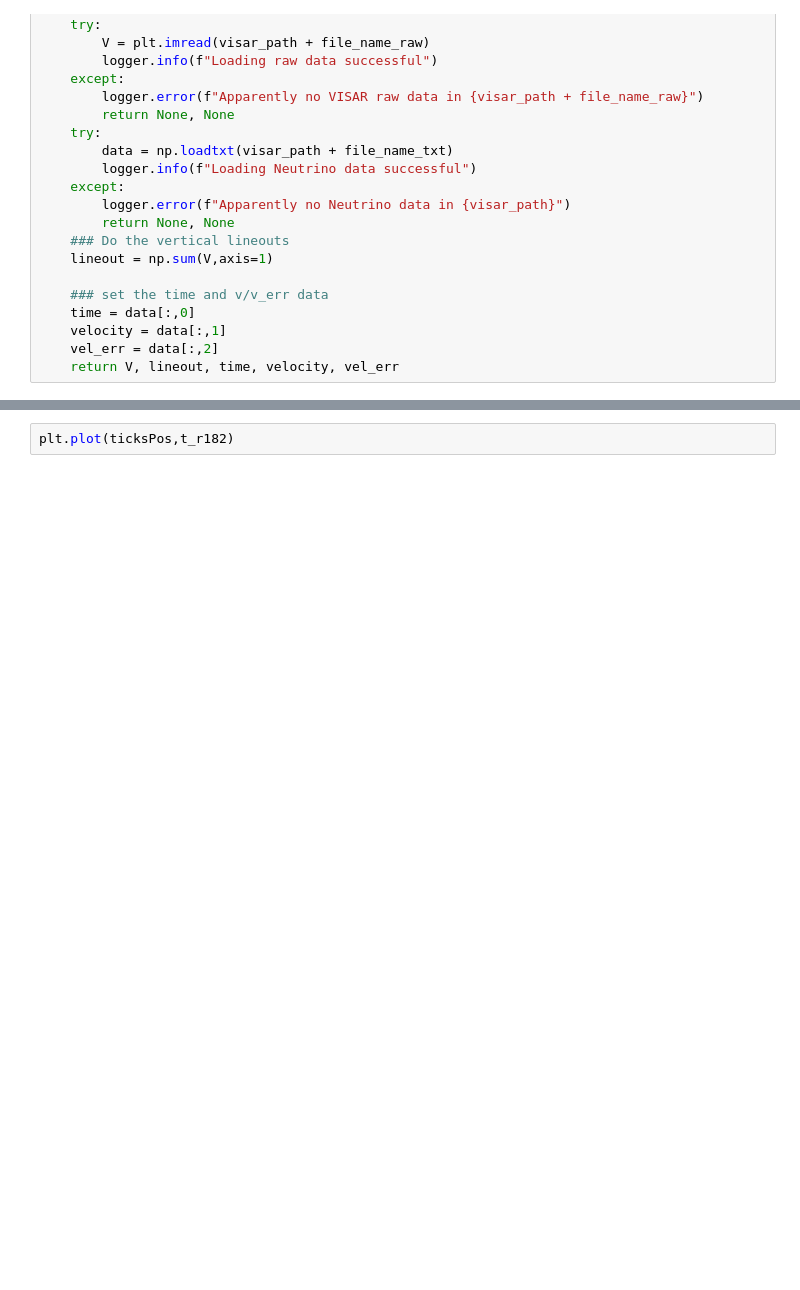
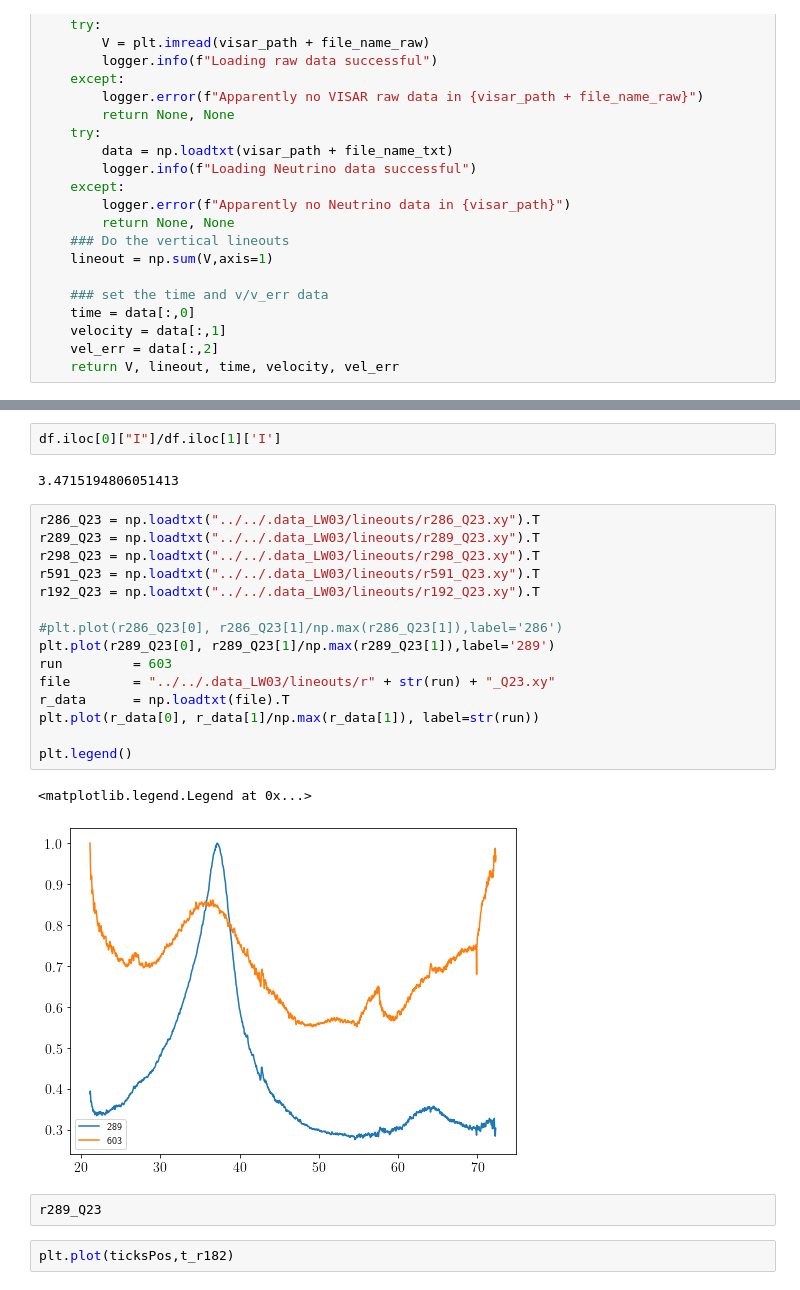
Before and after one commit to HeuserB/PhD_Thesis, a Jupyter notebook: notebooks/diamond_formation_LW03/diamond_formation.ipynb, the cells around one changed output, grey strips where cells are left out. Drawn from its saved outputs; the diff is of its cells as text; blank space fills up the shorter version.

```diff
--- a/notebooks/diamond_formation_LW03/diamond_formation.ipynb
+++ b/notebooks/diamond_formation_LW03/diamond_formation.ipynb
@@ -437,3 +536,27 @@ tMax
+# %%
+df.iloc[0]["I"]/df.iloc[1]['I']
+# %% [output]
+3.4715194806051413
+# %%
+r286_Q23 = np.loadtxt("../../.data_LW03/lineouts/r286_Q23.xy").T
+r289_Q23 = np.loadtxt("../../.data_LW03/lineouts/r289_Q23.xy").T
+r298_Q23 = np.loadtxt("../../.data_LW03/lineouts/r298_Q23.xy").T
+r591_Q23 = np.loadtxt("../../.data_LW03/lineouts/r591_Q23.xy").T
+r192_Q23 = np.loadtxt("../../.data_LW03/lineouts/r192_Q23.xy").T
+
+#plt.plot(r286_Q23[0], r286_Q23[1]/np.max(r286_Q23[1]),label='286')
+plt.plot(r289_Q23[0], r289_Q23[1]/np.max(r289_Q23[1]),label='289')
+run         = 603
+file        = "../../.data_LW03/lineouts/r" + str(run) + "_Q23.xy"
+r_data      = np.loadtxt(file).T
+plt.plot(r_data[0], r_data[1]/np.max(r_data[1]), label=str(run))
+
+plt.legend()
+# %% [output]
+<matplotlib.legend.Legend at 0x...>
+[figure, added]
+# %%
+r289_Q23
 # %%
 plt.plot(ticksPos,t_r182)
 # %%
```
Also changed, not shown: parts of 21 cells of this notebook, 42 other files.
